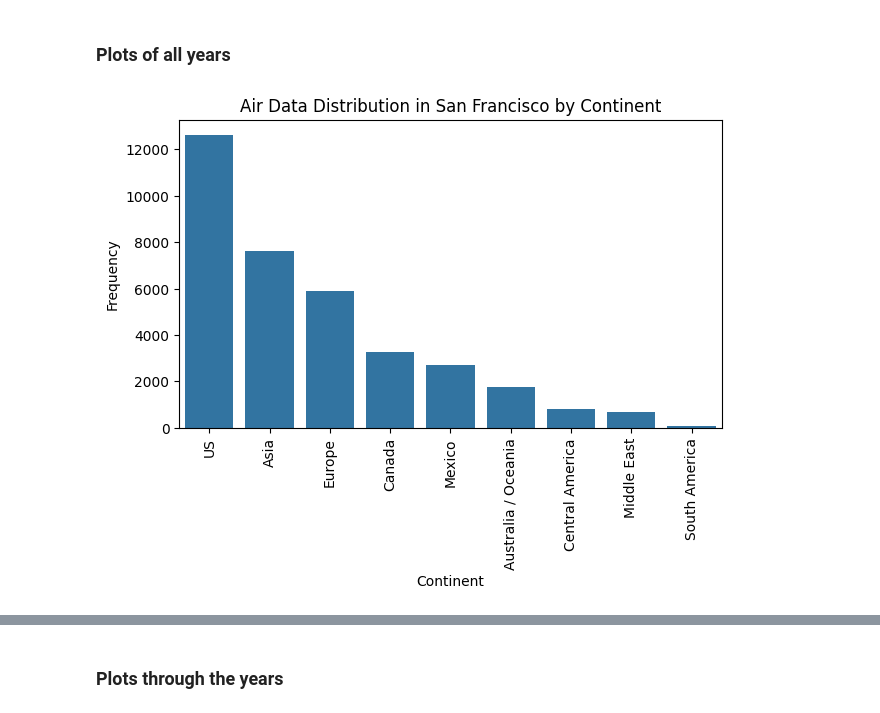
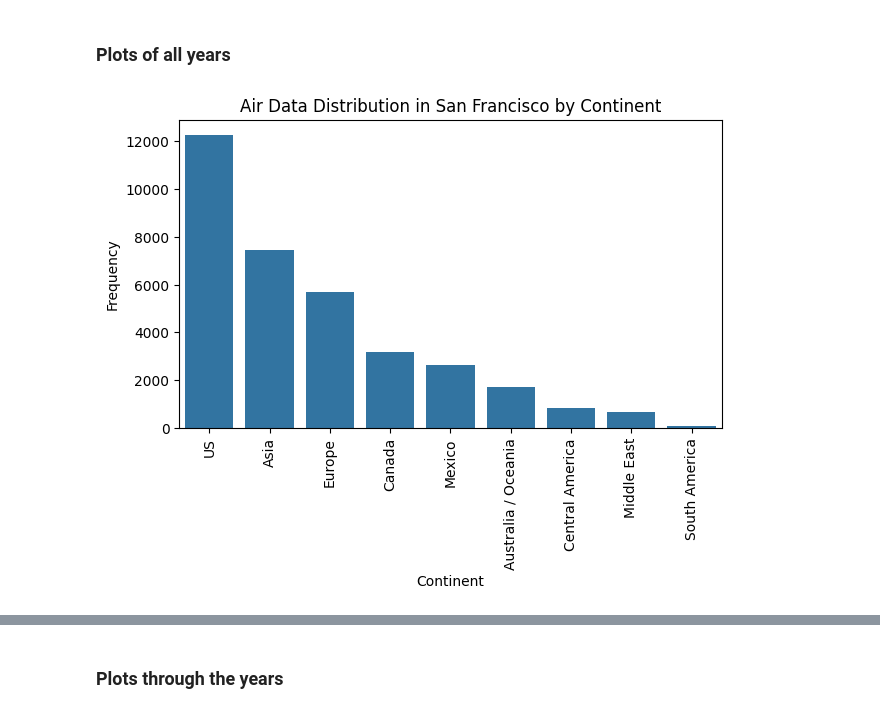
Before and after one commit to nereaSuacab/FinalProject---SocialData24.github.io, a Jupyter notebook: notebooks/GEO.ipynb, the cells around one changed output, grey strips where cells are left out. Cells and saved outputs as stored; diff of their text form; code cells hidden in the pictures.

```diff
--- a/notebooks/GEO.ipynb
+++ b/notebooks/GEO.ipynb
@@ -3,24 +3,30 @@
 # %%
 import pandas as pd
 import matplotlib.pyplot as plt
 import seaborn as sns
 
 data = pd.read_csv('data/Air_Traffic_Passenger_Statistics_20240408.csv')
+
+# Convert 'Activity Period Start Date' to datetime
+data['Activity Period Start Date'] = pd.to_datetime(data['Activity Period Start Date'])
+
+# Filter out years 1999 and 2024
+data = data[(data['Activity Period Start Date'].dt.year != 1999) & (data['Activity Period Start Date'].dt.year != 2024)]
 
 continent_counts = data['GEO Region'].value_counts()
 
 # Convert the series to a DataFrame and reset the index
 continent_counts_df = pd.DataFrame(continent_counts).reset_index()
 
 # Rename the columns for better readability
 continent_counts_df.columns = ['Continent', 'Frequency']
 
 plt.figure(figsize=(7, 4))
 sns.barplot(x='Continent', y='Frequency', data=continent_counts_df)
 plt.title('Air Data Distribution in San Francisco by Continent')
 plt.xlabel('Continent')
 plt.ylabel('Frequency')
 plt.xticks(rotation=90)  # Rotate x-axis labels for better readability
 plt.show()
 # %% [output]
-[figure, old version]
+[figure, new version]
```
Also changed, not shown: parts of 7 cells of this notebook, 4 other files.
